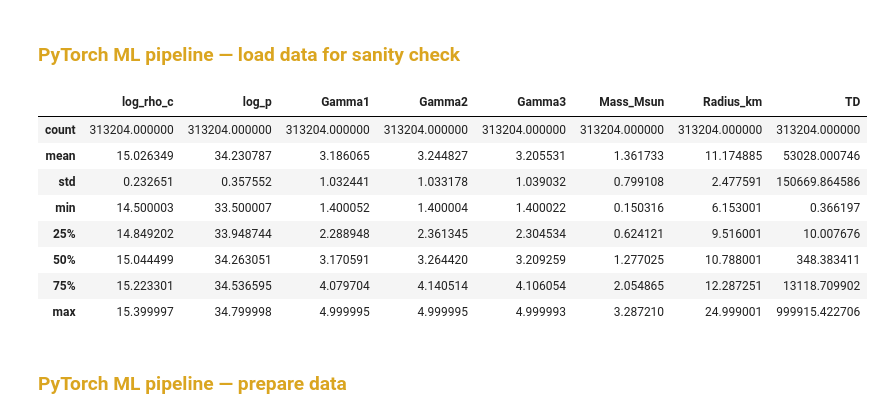
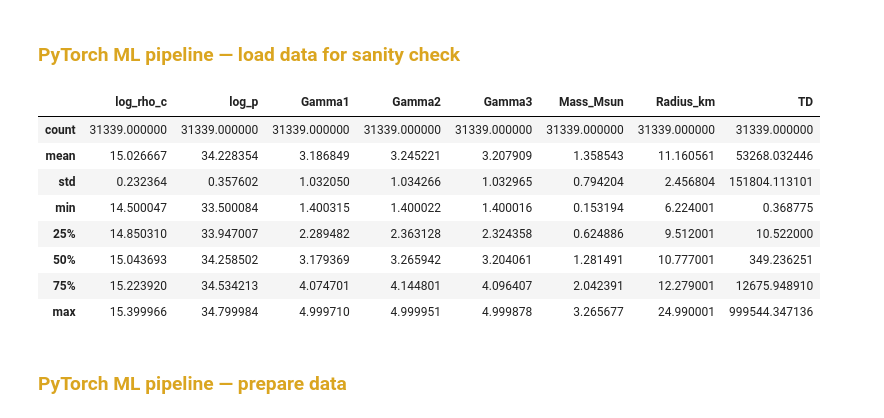
Before and after one commit to vn-kkk/ML-for-Neutron-Stars, a Jupyter notebook: 9_Emulator_PIRNN_PPEOS(EOS+CP)_MRTD/PP_TOV_Emulator_MRTD.ipynb, the cells around one changed output. Drawn from its saved outputs; the diff is of its cells as text; code cells hidden in the pictures.

```diff
--- a/9_Emulator_PIRNN_PPEOS(EOS+CP)_MRTD/PP_TOV_Emulator_MRTD.ipynb
+++ b/9_Emulator_PIRNN_PPEOS(EOS+CP)_MRTD/PP_TOV_Emulator_MRTD.ipynb
@@ -350,29 +330,29 @@ print("Datasets created and saved!")
 # %% [markdown]
 ### <div style= 'color: goldenrod'> PyTorch ML pipeline — load data for sanity check
 # %%
-# Load dataset
+# Load created dataset
 data = np.load(os.path.join(save_dir, f"EOS_dataset_{NUM_SAMPLES}files.npy"))
-# data = np.load(os.path.join(save_dir, f"EOS_dataset_full.npy"))
 
 # Checking the dataset with added column headers
-Column_headers = ['log_rho_c', 'log_p', 'Gamma1', 'Gamma2', 'Gamma3', 'Mass_Msun', 'Radius_km', 'TD']
+Column_headers = ['log_rho_c', 'log_p', 'Gamma1', 'Gamma2', 'Gamma3',
+                  'Mass_Msun', 'Radius_km', 'TD']
 df = pd.DataFrame(data, columns=Column_headers)
-# df.head()
-# Max and min values for each column
-df.describe()
+
+# df.head()       # Show first 5 values in each column
+df.describe() # Max and min values for each column
 
 # Radius should be within 6 and 24km
 # Tidal deformability must be logged
 # %% [output]
 |  | log_rho_c | log_p | Gamma1 | Gamma2 | Gamma3 | Mass_Msun | Radius_km | TD |
-| count | 313204.000000 | 313204.000000 | 313204.000000 | 313204.000000 | 313204.000000 | 313204.000000 | 313204.000000 | 313204.000000 |
-| mean | 15.026349 | 34.230787 | 3.186065 | 3.244827 | 3.205531 | 1.361733 | 11.174885 | 53028.000746 |
-| std | 0.232651 | 0.357552 | 1.032441 | 1.033178 | 1.039032 | 0.799108 | 2.477591 | 150669.864586 |
-| min | 14.500003 | 33.500007 | 1.400052 | 1.400004 | 1.400022 | 0.150316 | 6.153001 | 0.366197 |
-| 25% | 14.849202 | 33.948744 | 2.288948 | 2.361345 | 2.304534 | 0.624121 | 9.516001 | 10.007676 |
-| 50% | 15.044499 | 34.263051 | 3.170591 | 3.264420 | 3.209259 | 1.277025 | 10.788001 | 348.383411 |
-| 75% | 15.223301 | 34.536595 | 4.079704 | 4.140514 | 4.106054 | 2.054865 | 12.287251 | 13118.709902 |
-| max | 15.399997 | 34.799998 | 4.999995 | 4.999995 | 4.999993 | 3.287210 | 24.999001 | 999915.422706 |
+| count | 31339.000000 | 31339.000000 | 31339.000000 | 31339.000000 | 31339.000000 | 31339.000000 | 31339.000000 | 31339.000000 |
+| mean | 15.026667 | 34.228354 | 3.186849 | 3.245221 | 3.207909 | 1.358543 | 11.160561 | 53268.032446 |
+| std | 0.232364 | 0.357602 | 1.032050 | 1.034266 | 1.032965 | 0.794204 | 2.456804 | 151804.113101 |
+| min | 14.500047 | 33.500084 | 1.400315 | 1.400022 | 1.400016 | 0.153194 | 6.224001 | 0.368775 |
+| 25% | 14.850310 | 33.947007 | 2.289482 | 2.363128 | 2.324358 | 0.624886 | 9.512001 | 10.522000 |
+| 50% | 15.043693 | 34.258502 | 3.179369 | 3.265942 | 3.204061 | 1.281491 | 10.777001 | 349.236251 |
+| 75% | 15.223920 | 34.534213 | 4.074701 | 4.144801 | 4.096407 | 2.042391 | 12.279001 | 12675.948910 |
+| max | 15.399966 | 34.799984 | 4.999710 | 4.999951 | 4.999878 | 3.265677 | 24.990001 | 999544.347136 |
 # %% [markdown]
 ### <div style= 'color: goldenrod'> PyTorch ML pipeline — prepare data
 # %%
```
Also changed, not shown: parts of 26 cells of this notebook, 3 other files.
